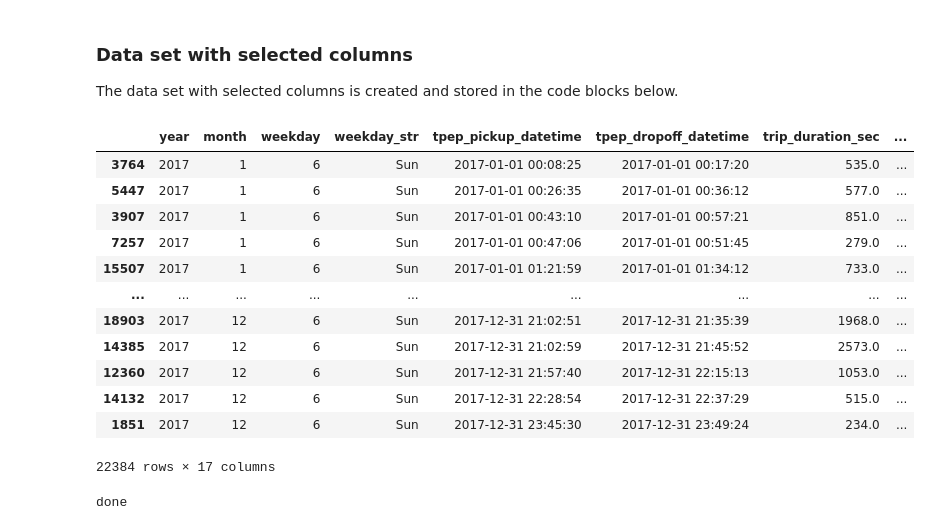
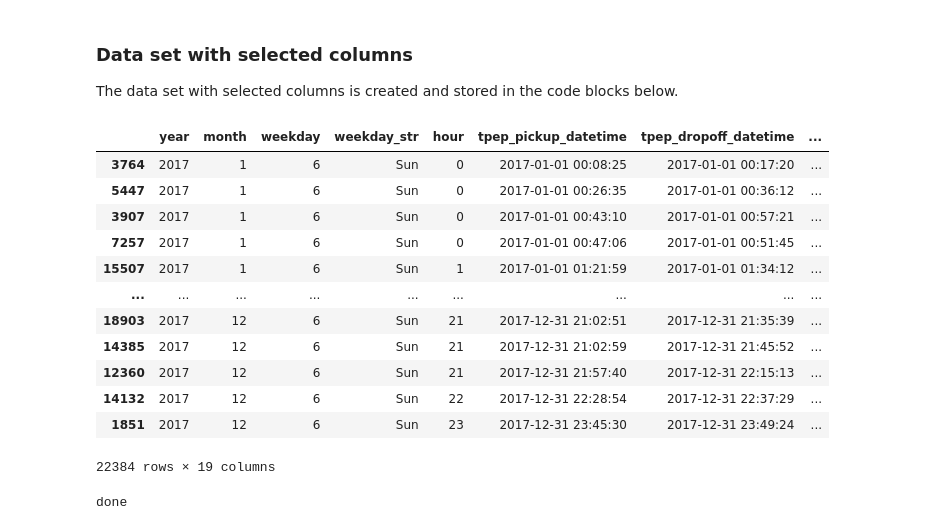
Before and after one commit to emanuelbc57/automatidata_project, a Jupyter notebook: notebooks/03_tlc_validation.ipynb, the cells around one changed output. Drawn from its saved outputs; the diff is of its cells as text; code cells hidden in the pictures.

```diff
--- a/notebooks/03_tlc_validation.ipynb
+++ b/notebooks/03_tlc_validation.ipynb
@@ -314,23 +314,23 @@ done
 ### Data set with selected columns
 The data set with selected columns is created and stored in the code blocks below.
 # %%
-useful_col = tlc_df[['year', 'month', 'weekday', 'weekday_str', 'tpep_pickup_datetime', 'tpep_dropoff_datetime', 'trip_duration_sec', 'trip_distance', 'PULocationID', 'DOLocationID', 'RatecodeID', 'payment_type', 'fare_amount', 'extra', 'tolls_amount', 'fixed_taxes', 'ttl_am_without_tips']]
+useful_col = tlc_df = tlc_df[['year', 'month', 'weekday', 'weekday_str', 'hour', 'tpep_pickup_datetime', 'tpep_dropoff_datetime', 'trip_duration_sec', 'trip_distance', 'PULocationID', 'DOLocationID', 'RatecodeID', 'payment_type', 'fare_amount', 'extra', 'fixed_taxes', 'ttl_am_raw', 'tolls_amount', 'ttl_am_without_tips']]
 useful_col = useful_col.sort_values(by = 'tpep_pickup_datetime')
 useful_col
 # %% [output]
-|  | year | month | weekday | weekday_str | tpep_pickup_datetime | tpep_dropoff_datetime | trip_duration_sec | ... |
-| 3764 | 2017 | 1 | 6 | Sun | 2017-01-01 00:08:25 | 2017-01-01 00:17:20 | 535.0 | ... |
-| 5447 | 2017 | 1 | 6 | Sun | 2017-01-01 00:26:35 | 2017-01-01 00:36:12 | 577.0 | ... |
-| 3907 | 2017 | 1 | 6 | Sun | 2017-01-01 00:43:10 | 2017-01-01 00:57:21 | 851.0 | ... |
-| 7257 | 2017 | 1 | 6 | Sun | 2017-01-01 00:47:06 | 2017-01-01 00:51:45 | 279.0 | ... |
-| 15507 | 2017 | 1 | 6 | Sun | 2017-01-01 01:21:59 | 2017-01-01 01:34:12 | 733.0 | ... |
+|  | year | month | weekday | weekday_str | hour | tpep_pickup_datetime | tpep_dropoff_datetime | ... |
+| 3764 | 2017 | 1 | 6 | Sun | 0 | 2017-01-01 00:08:25 | 2017-01-01 00:17:20 | ... |
+| 5447 | 2017 | 1 | 6 | Sun | 0 | 2017-01-01 00:26:35 | 2017-01-01 00:36:12 | ... |
+| 3907 | 2017 | 1 | 6 | Sun | 0 | 2017-01-01 00:43:10 | 2017-01-01 00:57:21 | ... |
+| 7257 | 2017 | 1 | 6 | Sun | 0 | 2017-01-01 00:47:06 | 2017-01-01 00:51:45 | ... |
+| 15507 | 2017 | 1 | 6 | Sun | 1 | 2017-01-01 01:21:59 | 2017-01-01 01:34:12 | ... |
 | ... | ... | ... | ... | ... | ... | ... | ... | ... |
-| 18903 | 2017 | 12 | 6 | Sun | 2017-12-31 21:02:51 | 2017-12-31 21:35:39 | 1968.0 | ... |
-| 14385 | 2017 | 12 | 6 | Sun | 2017-12-31 21:02:59 | 2017-12-31 21:45:52 | 2573.0 | ... |
-| 12360 | 2017 | 12 | 6 | Sun | 2017-12-31 21:57:40 | 2017-12-31 22:15:13 | 1053.0 | ... |
-| 14132 | 2017 | 12 | 6 | Sun | 2017-12-31 22:28:54 | 2017-12-31 22:37:29 | 515.0 | ... |
-| 1851 | 2017 | 12 | 6 | Sun | 2017-12-31 23:45:30 | 2017-12-31 23:49:24 | 234.0 | ... |
+| 18903 | 2017 | 12 | 6 | Sun | 21 | 2017-12-31 21:02:51 | 2017-12-31 21:35:39 | ... |
+| 14385 | 2017 | 12 | 6 | Sun | 21 | 2017-12-31 21:02:59 | 2017-12-31 21:45:52 | ... |
+| 12360 | 2017 | 12 | 6 | Sun | 21 | 2017-12-31 21:57:40 | 2017-12-31 22:15:13 | ... |
+| 14132 | 2017 | 12 | 6 | Sun | 22 | 2017-12-31 22:28:54 | 2017-12-31 22:37:29 | ... |
+| 1851 | 2017 | 12 | 6 | Sun | 23 | 2017-12-31 23:45:30 | 2017-12-31 23:49:24 | ... |
-22384 rows × 17 columns
+22384 rows × 19 columns
 # %%
 useful_col.to_csv('../data/cleaned/2017_TLC_useful_columns.csv', index=False)
 print('done')
```
Also changed, not shown: parts of 9 cells of this notebook, 3 other files.
